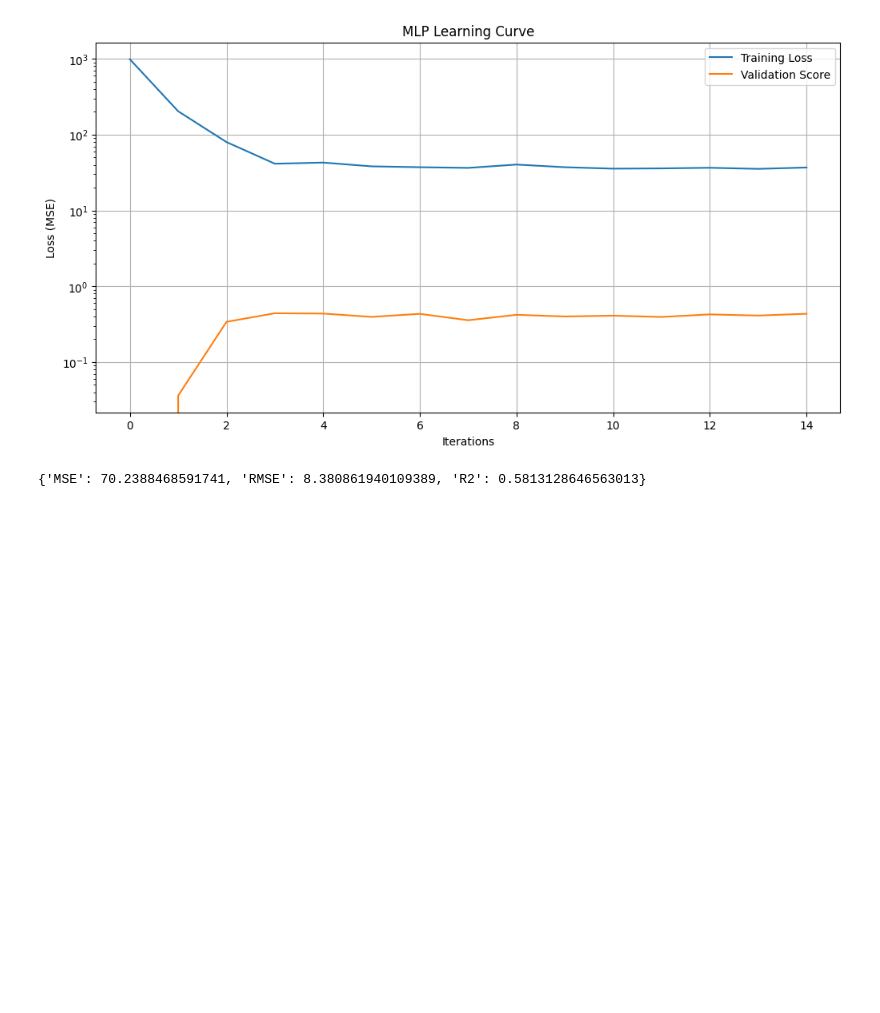
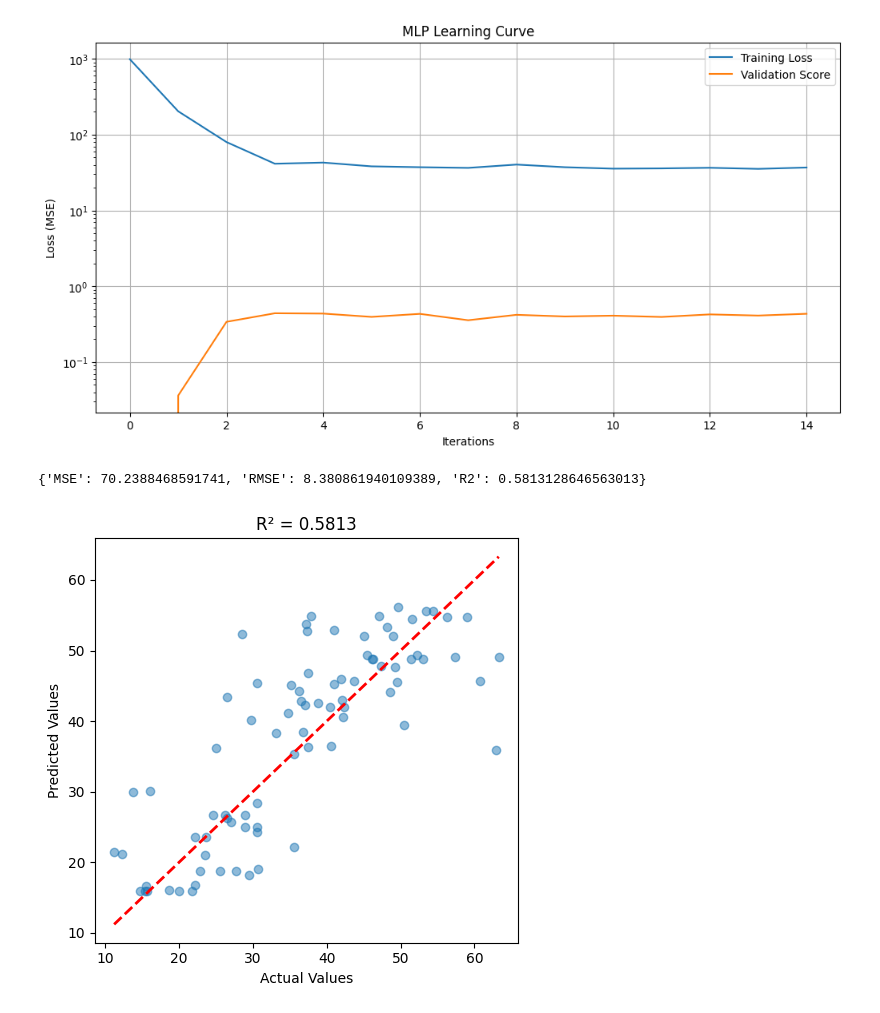
Before and after one commit to michaelgamstonNotts/ML_CW1, a Jupyter notebook: R_MLP.ipynb, the cells around one changed output. Cells and saved outputs as stored; diff of their text form; code cells hidden in the pictures; blank space fills up the shorter version.

```diff
--- a/R_MLP.ipynb
+++ b/R_MLP.ipynb
@@ -84,3 +84,16 @@ results = {
 results
 # %% [output]
 {'MSE': 70.2388468591741, 'RMSE': 8.380861940109389, 'R2': 0.5813128646563013}
+# %%
+fig, axes = plt.subplots(1, 1, figsize=(5, 5))
+
+axes.scatter(y_test, y_pred, alpha=0.5)
+axes.plot([y_test.min(), y_test.max()], [y_test.min(), y_test.max()], 'r--', lw=2)
+axes.set_xlabel('Actual Values')
+axes.set_ylabel('Predicted Values')
+axes.set_title(f'R² = {r2_score(y_test, y_pred):.4f}')
+
+plt.tight_layout()
+plt.show()
+# %% [output]
+[figure, added]
```
Also changed, not shown: parts of 3 cells of this notebook.
